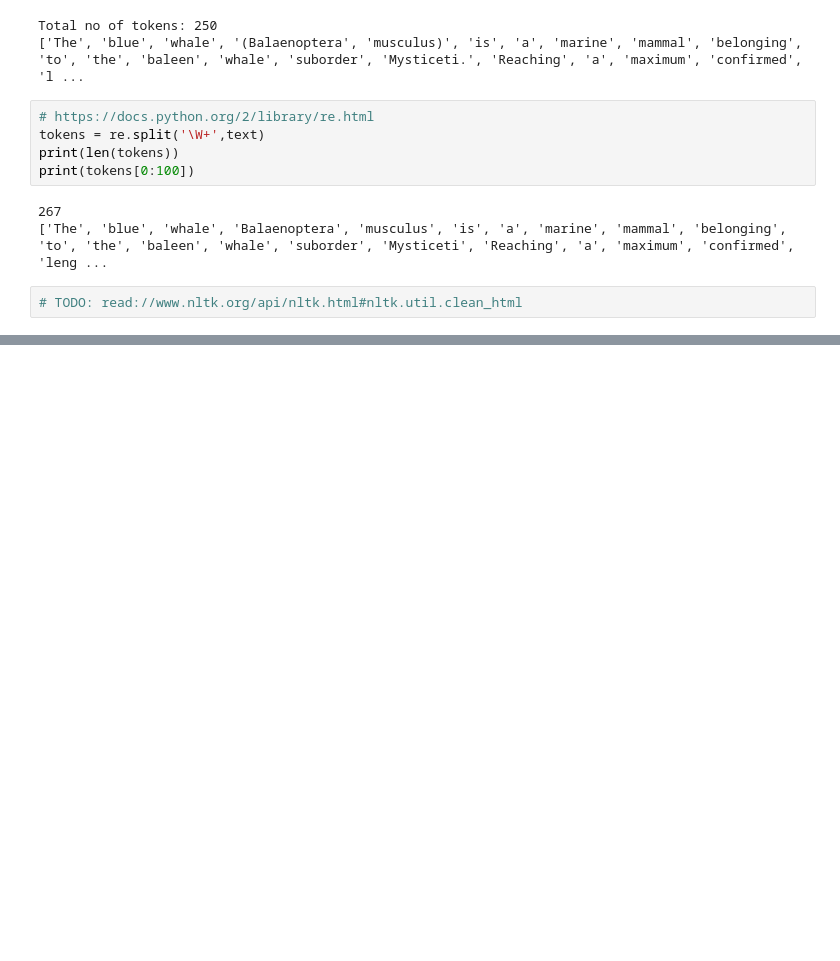
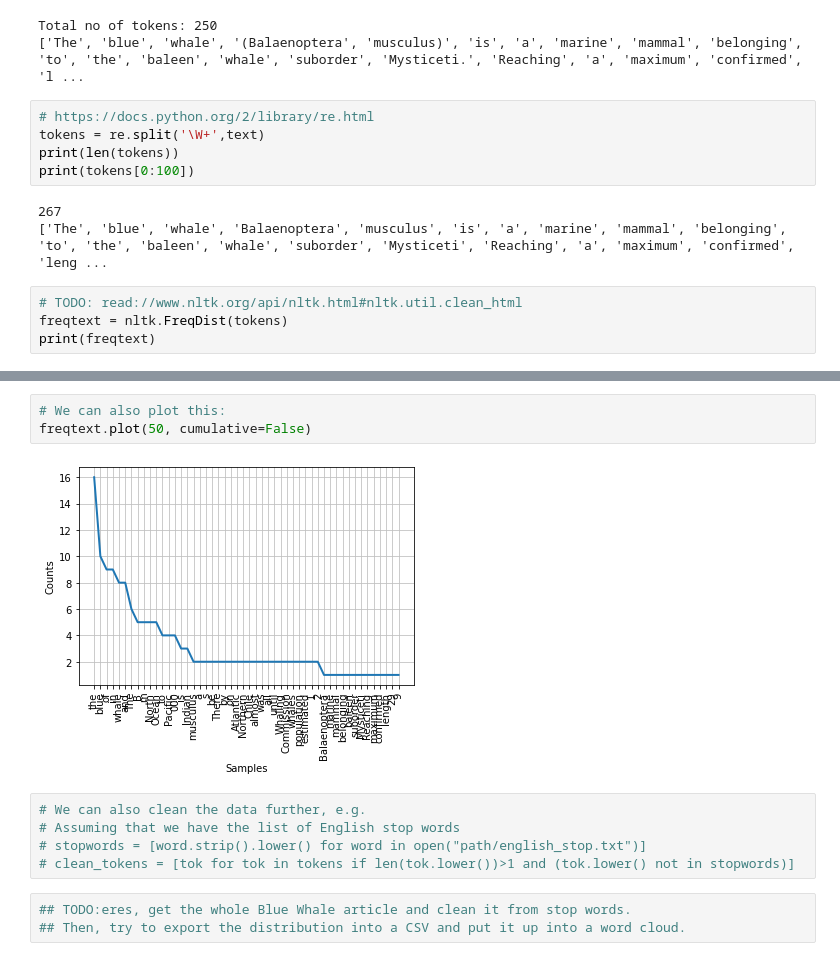
Before and after one commit to eresytter/nltk_tutorial, a Jupyter notebook: NLTK_importing_text_and_basic_wrangling.ipynb, the cells around one changed output, grey strips where cells are left out. Saved outputs shown, nothing was run; the diff lists cells and outputs as text; blank space fills up the shorter version.

```diff
--- a/NLTK_importing_text_and_basic_wrangling.ipynb
+++ b/NLTK_importing_text_and_basic_wrangling.ipynb
@@ -39,3 +39,5 @@ print(tokens[0:100])
 ['The', 'blue', 'whale', 'Balaenoptera', 'musculus', 'is', 'a', 'marine', 'mammal', 'belonging', 'to', 'the', 'baleen', 'whale', 'suborder', 'Mysticeti', 'Reaching', 'a', 'maximum', 'confirmed', 'leng ...
 # %%
 # TODO: read://www.nltk.org/api/nltk.html#nltk.util.clean_html
+freqtext = nltk.FreqDist(tokens)
+print(freqtext)
@@ -41,0 +69,13 @@ print(tokens[0:100])
+# %%
+# We can also plot this:
+freqtext.plot(50, cumulative=False)
+# %% [output]
+[figure, added]
+# %%
+# We can also clean the data further, e.g.
+# Assuming that we have the list of English stop words
+# stopwords = [word.strip().lower() for word in open("path/english_stop.txt")]
+# clean_tokens = [tok for tok in tokens if len(tok.lower())>1 and (tok.lower() not in stopwords)]
+# %%
+## TODO:eres, get the whole Blue Whale article and clean it from stop words.
+## Then, try to export the distribution into a CSV and put it up into a word cloud.
```
Also changed, not shown: parts of 2 cells of this notebook.
